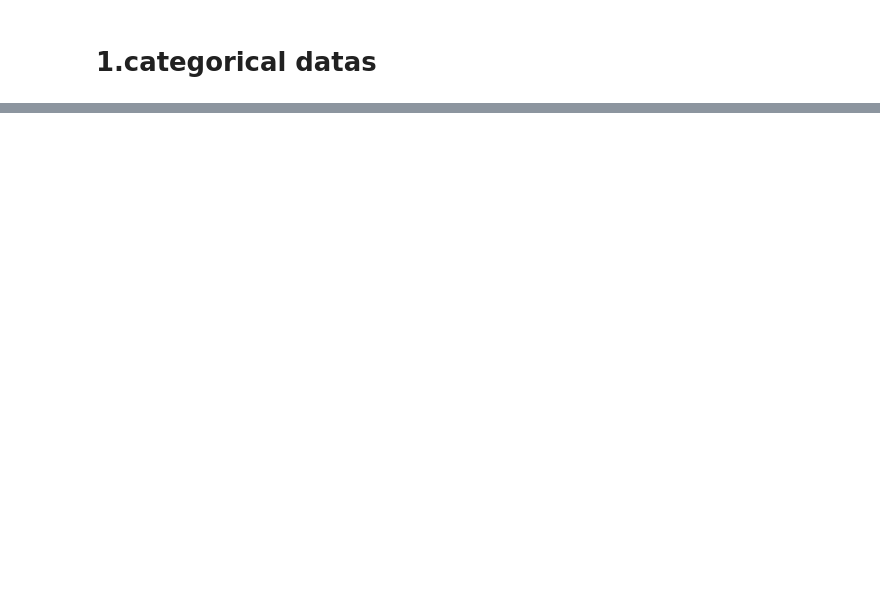
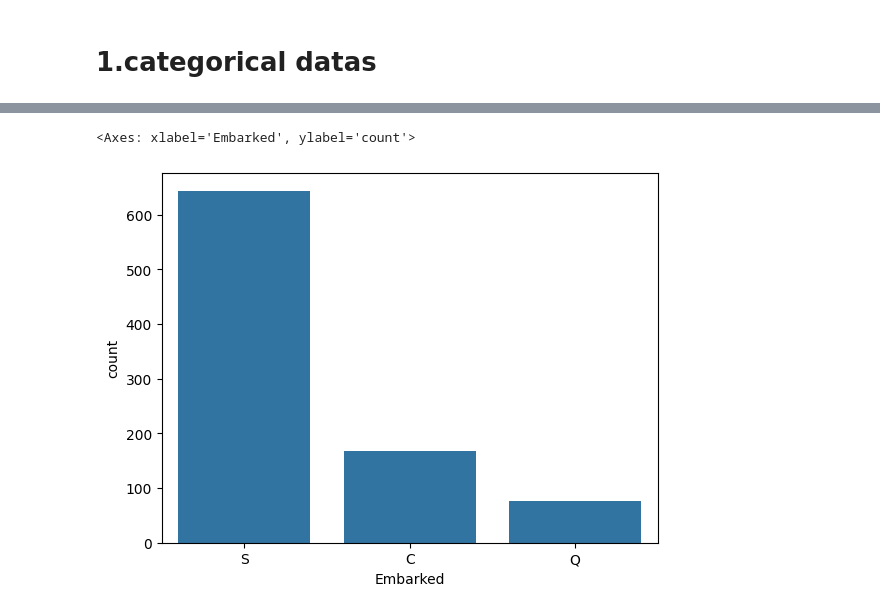
Before and after one commit to ritikrai00/machine-learning, a Jupyter notebook: 2-understanding-data/2EDA_Univariate_Analysis.ipynb, the cells around one changed output, grey strips where cells are left out. Cells and saved outputs as stored; diff of their text form; code cells hidden in the pictures; blank space fills up the shorter version.

```diff
--- a/2-understanding-data/2EDA_Univariate_Analysis.ipynb
+++ b/2-understanding-data/2EDA_Univariate_Analysis.ipynb
@@ -27,0 +33,5 @@ sns.countplot(x='Survived',data=df)
+# %%
+sns.countplot(x="Embarked", data=df)
+# %% [output]
+<Axes: xlabel='Embarked', ylabel='count'>
+[figure, added]
```
Also changed, not shown: parts of 21 cells of this notebook.
